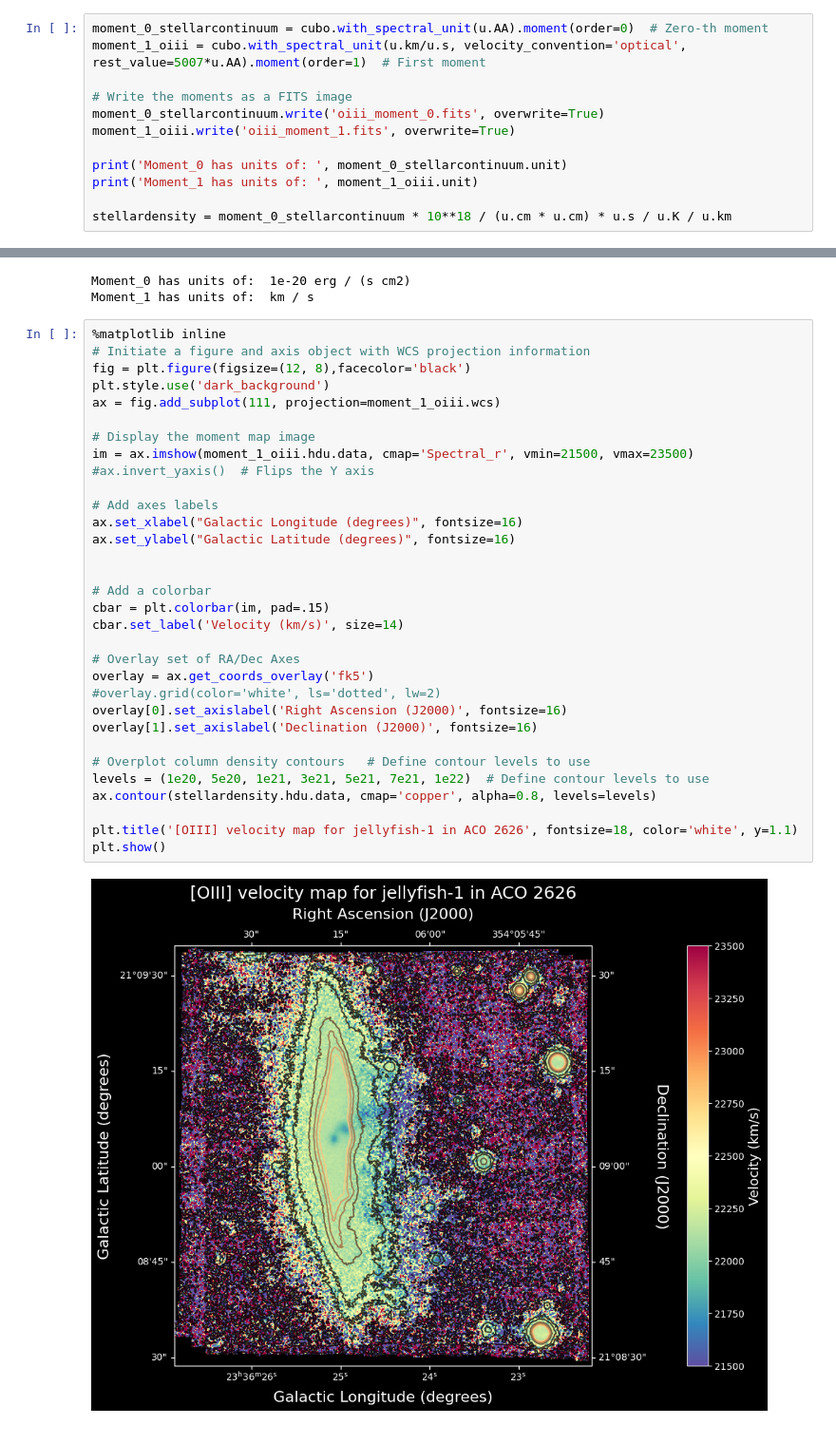
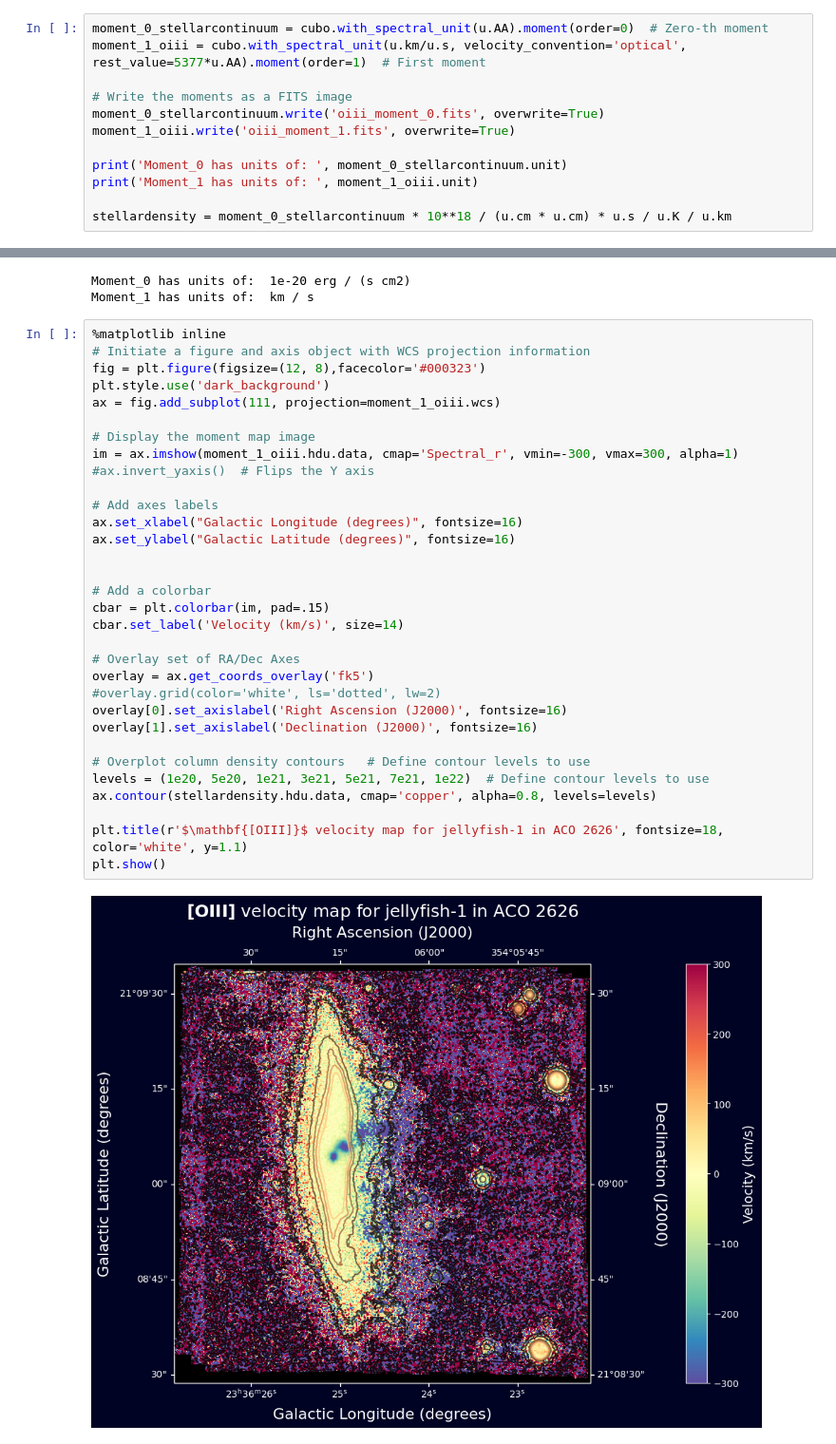
Before and after one commit to patito-mary/electivodatos, a Jupyter notebook: oiiimap.ipynb, the cells around one changed output, grey strips where cells are left out. Shown at 95% size. Cells and saved outputs as stored; diff of their text form.

```diff
--- a/oiiimap.ipynb
+++ b/oiiimap.ipynb
@@ -40,7 +40,7 @@ lon_range = [354.092428,354.111908] * u.deg
 cubo = cubo.subcube(xlo=lon_range[0], xhi=lon_range[1], ylo=lat_range[0], yhi=lat_range[1], zlo=5300*u.AA, zhi=5450*u.AA)
 # %%
 moment_0_stellarcontinuum = cubo.with_spectral_unit(u.AA).moment(order=0)  # Zero-th moment
-moment_1_oiii = cubo.with_spectral_unit(u.km/u.s, velocity_convention='optical', rest_value=5007*u.AA).moment(order=1)  # First moment
+moment_1_oiii = cubo.with_spectral_unit(u.km/u.s, velocity_convention='optical', rest_value=5377*u.AA).moment(order=1)  # First moment
 
 # Write the moments as a FITS image
 moment_0_stellarcontinuum.write('oiii_moment_0.fits', overwrite=True)
@@ -60,34 +60,34 @@ Moment_1 has units of:  km / s
 # %%
 %matplotlib inline
 # Initiate a figure and axis object with WCS projection information
-fig = plt.figure(figsize=(12, 8),facecolor='black')
+fig = plt.figure(figsize=(12, 8),facecolor='#000323')
 plt.style.use('dark_background')
 ax = fig.add_subplot(111, projection=moment_1_oiii.wcs)
 
 # Display the moment map image
-im = ax.imshow(moment_1_oiii.hdu.data, cmap='Spectral_r', vmin=21500, vmax=23500)
+im = ax.imshow(moment_1_oiii.hdu.data, cmap='Spectral_r', vmin=-300, vmax=300, alpha=1)
 #ax.invert_yaxis()  # Flips the Y axis
 
 # Add axes labels
 ax.set_xlabel("Galactic Longitude (degrees)", fontsize=16)
 ax.set_ylabel("Galactic Latitude (degrees)", fontsize=16)
 
 
 # Add a colorbar
 cbar = plt.colorbar(im, pad=.15)
 cbar.set_label('Velocity (km/s)', size=14)
 
 # Overlay set of RA/Dec Axes
 overlay = ax.get_coords_overlay('fk5')
 #overlay.grid(color='white', ls='dotted', lw=2)
 overlay[0].set_axislabel('Right Ascension (J2000)', fontsize=16)
 overlay[1].set_axislabel('Declination (J2000)', fontsize=16)
 
 # Overplot column density contours   # Define contour levels to use
 levels = (1e20, 5e20, 1e21, 3e21, 5e21, 7e21, 1e22)  # Define contour levels to use
 ax.contour(stellardensity.hdu.data, cmap='copper', alpha=0.8, levels=levels)
 
-plt.title('[OIII] velocity map for jellyfish-1 in ACO 2626', fontsize=18, color='white', y=1.1)
+plt.title(r'$\mathbf{[OIII]}$ velocity map for jellyfish-1 in ACO 2626', fontsize=18, color='white', y=1.1)
 plt.show()
 # %% [output]
-[figure, old version]
+[figure, new version]
```
Also changed, not shown: parts of 4 cells of this notebook, 8 other files.
